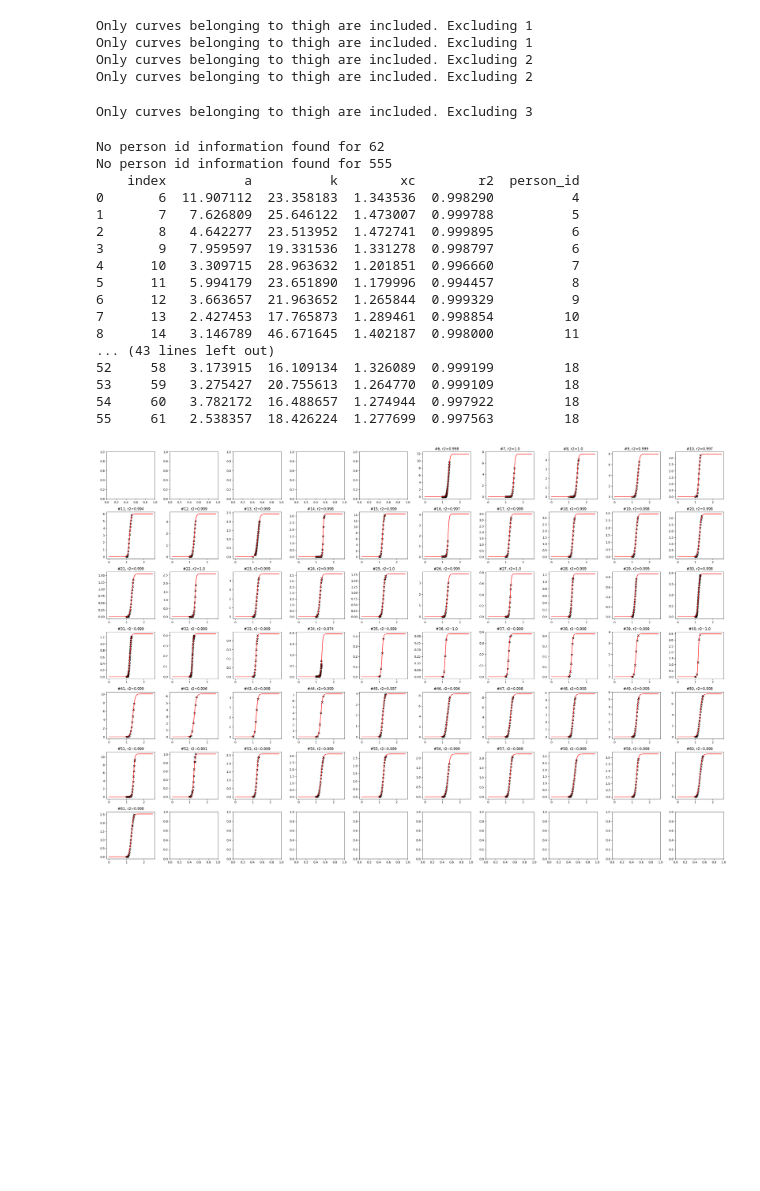
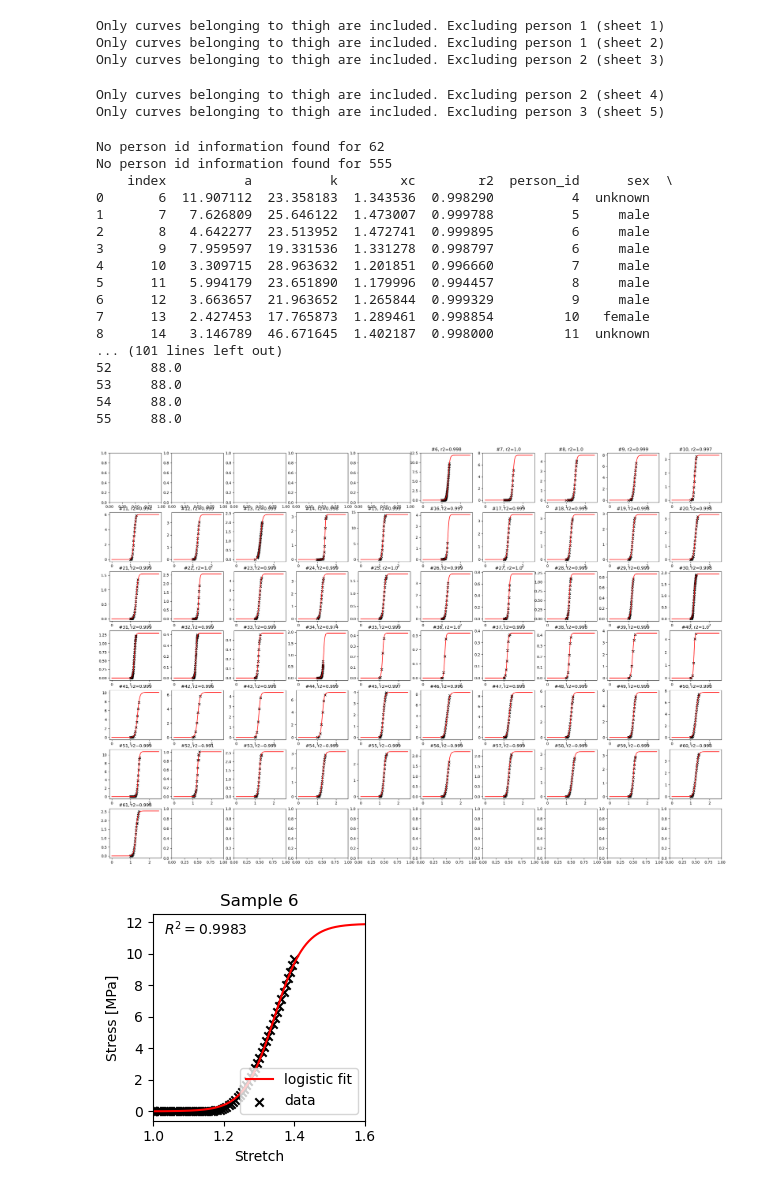
Before and after one commit to siemdejong/skinstression, a Jupyter notebook: notebooks/11-sjg-logistic.ipynb, the cells around one changed output. Drawn from its saved outputs; the diff is of its cells as text; code cells hidden in the pictures; blank space fills up the shorter version.

```diff
--- a/notebooks/11-sjg-logistic.ipynb
+++ b/notebooks/11-sjg-logistic.ipynb
@@ -27,8 +42,26 @@ def r2_fn(y, y_fit):
+# %%
+rs_results = []
+def save_individual_fit(x, y, popt, sample_id, r2):
+    y_pred = logistic(x, *popt)
+    rs_results.append(r2)
+    plt.figure(figsize=(3, 3), tight_layout=True)
+    plt.plot(np.linspace(0, 2.5, 1000), logistic(np.linspace(0, 2.5, 1000), *popt), color='red', label="logistic fit")
+    plt.scatter(x, y, marker='x', color='black', label="data")
+    plt.xlabel("Stretch")
+    plt.ylabel("Stress [MPa]")
+    plt.title(f"Sample {sample_id}")
+    plt.xlim([1, 1.6])
+    plt.annotate(f"$R^2 = {r2:.4f}$", [0.05, 0.9], xycoords='axes fraction')
+    if sample_id == "6":
+        plt.legend(loc='lower right')
+    plt.savefig(f"outputs/logistic-fits/sample_{sample_id}.pdf")
 # %%
 xls = pd.ExcelFile(file)
 
 index_list =  []
 person_ids = []
+ages = []
+sexes = []
 a_list = []
 k_list = []
 xc_list = []
@@ -45,6 +78,8 @@ for sheet, ax in tqdm(zip(xls.sheet_names, axs.flat), total=len(xls.sheet_names)
     try:
         person_id = int(df['id'].iloc[0])
         type = str(df['type'].iloc[0])
+        sex = str(df['sex'].iloc[0])
+        age = str(df['age'].iloc[0])
     except KeyError:
         print(f"No person id information found for {sheet}")
         person_id = None
@@ -52,13 +87,18 @@ for sheet, ax in tqdm(zip(xls.sheet_names, axs.flat), total=len(xls.sheet_names)
 
     valid_type = 'thigh'
     if type != valid_type:
-        print(f"Only curves belonging to {valid_type} are included. Excluding {person_id}")
+        tqdm.write(f"Only curves belonging to {valid_type} are included. Excluding person {person_id} (sheet {sheet})")
         continue
-
-    person_ids.append(person_id)
 
     df = df.groupby(["Strain"], as_index=False).agg({'Stress': 'mean'})
     df = df.sort_values("Strain")
+
+    # if len(df) < 15:
+    #     continue
+
+    person_ids.append(person_id)
+    sexes.append(sex)
+    ages.append(age)
 
     x_data = df['Strain']
     y_data = df['Stress']
@@ -69,51 +109,58 @@ for sheet, ax in tqdm(zip(xls.sheet_names, axs.flat), total=len(xls.sheet_names)
     k_list.append(popt[1])
     xc_list.append(popt[2])
 
+
     r2 = r2_fn(y_data, logistic(x_data, *popt))
     r2_list.append(r2)
+
+    save_individual_fit(x_data, y_data, popt, sheet, r2)
 
     ax.scatter(x_data, y_data, marker='x', color='black')
     ax.plot(x, logistic(x, *popt), 'r-')
     ax.set_title(f"#{sheet}, r2={round(r2, 3)}")
 
 
 data = {
     "index": index_list,
 
     "a": a_list,
     "k": k_list,
     "xc": xc_list,
     "r2": r2_list,
     "person_id": person_ids,
+    "sex": sexes,
+    "age": ages,
 }
+
 
 df = pd.DataFrame.from_dict(data)
 print(df)
 
 plt.tight_layout()
 plt.savefig("outputs/logistic_fits.png")
 plt.show()
 # %% [output]
-Only curves belonging to thigh are included. Excluding 1
-Only curves belonging to thigh are included. Excluding 1
-Only curves belonging to thigh are included. Excluding 2
-Only curves belonging to thigh are included. Excluding 2
+Only curves belonging to thigh are included. Excluding person 1 (sheet 1)
+Only curves belonging to thigh are included. Excluding person 1 (sheet 2)
+Only curves belonging to thigh are included. Excluding person 2 (sheet 3)
-Only curves belonging to thigh are included. Excluding 3
+Only curves belonging to thigh are included. Excluding person 2 (sheet 4)
+Only curves belonging to thigh are included. Excluding person 3 (sheet 5)
 No person id information found for 62
 No person id information found for 555
-    index          a          k        xc        r2  person_id
-0       6  11.907112  23.358183  1.343536  0.998290          4
-1       7   7.626809  25.646122  1.473007  0.999788          5
-2       8   4.642277  23.513952  1.472741  0.999895          6
-3       9   7.959597  19.331536  1.331278  0.998797          6
-4      10   3.309715  28.963632  1.201851  0.996660          7
-5      11   5.994179  23.651890  1.179996  0.994457          8
-6      12   3.663657  21.963652  1.265844  0.999329          9
-7      13   2.427453  17.765873  1.289461  0.998854         10
-8      14   3.146789  46.671645  1.402187  0.998000         11
-... (43 lines left out)
-52     58   3.173915  16.109134  1.326089  0.999199         18
-53     59   3.275427  20.755613  1.264770  0.999109         18
-54     60   3.782172  16.488657  1.274944  0.997922         18
-55     61   2.538357  18.426224  1.277699  0.997563         18
+    index          a          k        xc        r2  person_id      sex  \
+0       6  11.907112  23.358183  1.343536  0.998290          4  unknown
+1       7   7.626809  25.646122  1.473007  0.999788          5     male
+2       8   4.642277  23.513952  1.472741  0.999895          6     male
+3       9   7.959597  19.331536  1.331278  0.998797          6     male
+4      10   3.309715  28.963632  1.201851  0.996660          7     male
+5      11   5.994179  23.651890  1.179996  0.994457          8     male
+6      12   3.663657  21.963652  1.265844  0.999329          9     male
+7      13   2.427453  17.765873  1.289461  0.998854         10   female
+8      14   3.146789  46.671645  1.402187  0.998000         11  unknown
+... (101 lines left out)
+52     88.0
+53     88.0
+54     88.0
+55     88.0
-[figure, old version]
+[figure, new version]
+[figure, added]
```
Also changed, not shown: parts of 14 cells of this notebook, 26 other files.
